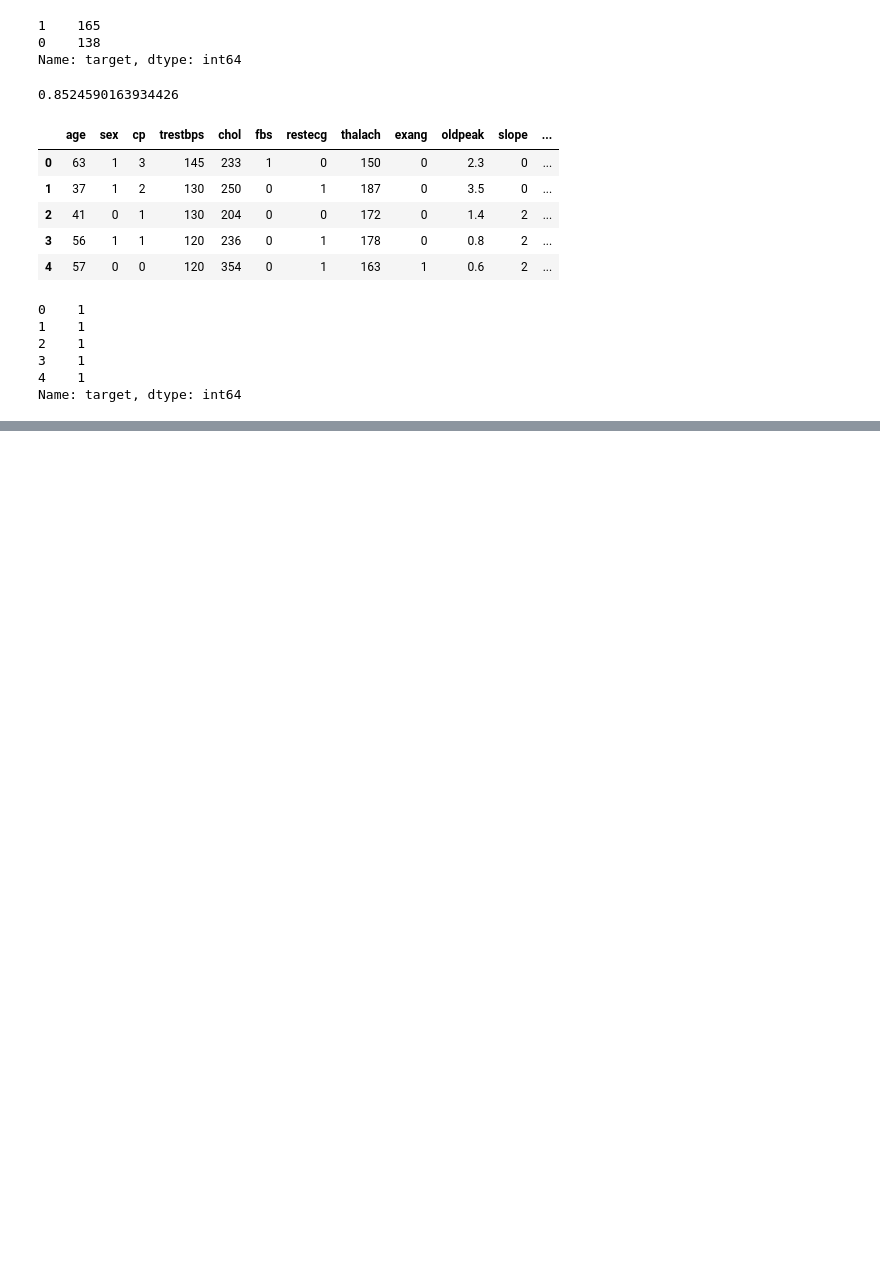
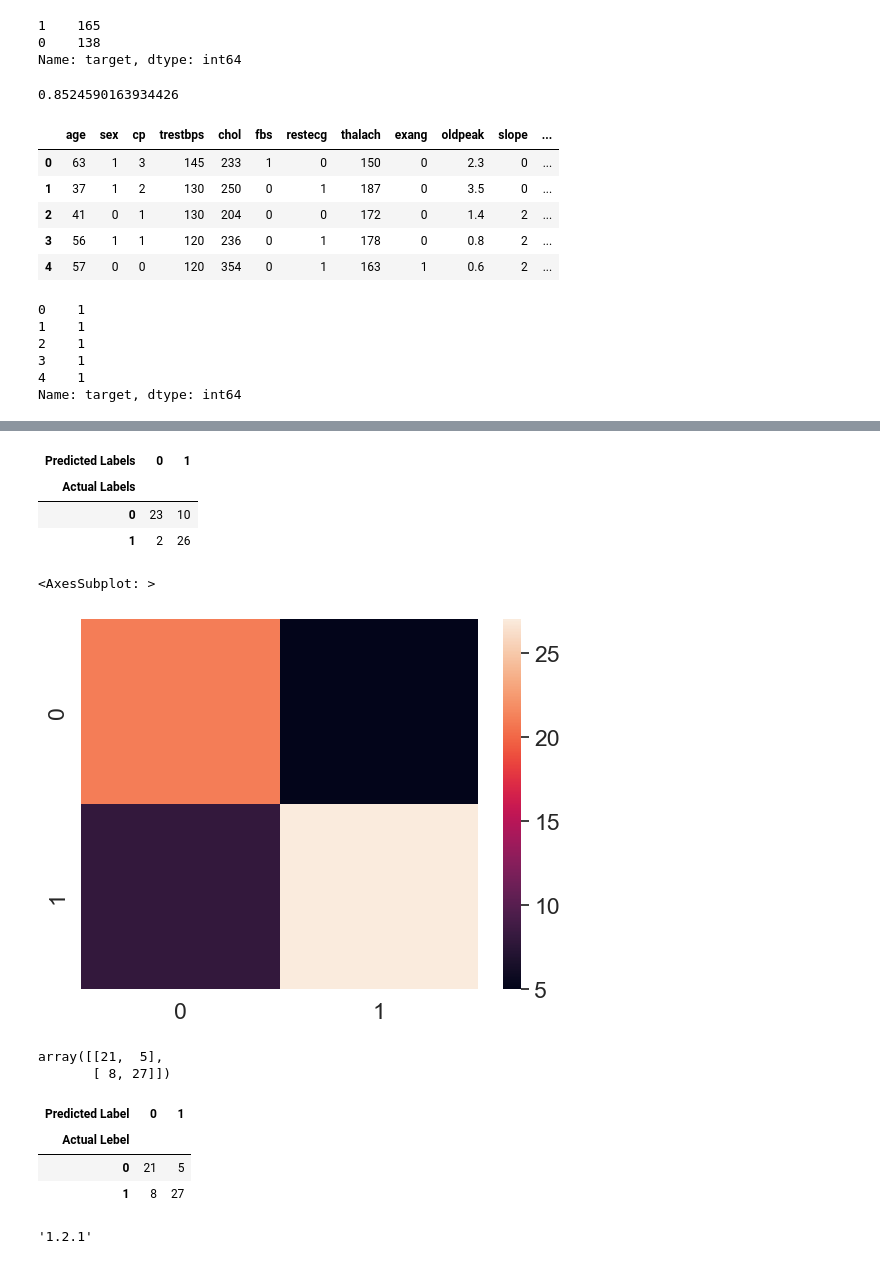
Before and after one commit to HkgCory/Scikit-learn, a Jupyter notebook: regression-learn.ipynb, the cells around one changed output, grey strips where cells are left out. Drawn from its saved outputs; the diff is of its cells as text; code cells hidden in the pictures; blank space fills up the shorter version.

```diff
--- a/regression-learn.ipynb
+++ b/regression-learn.ipynb
@@ -179,0 +409,12 @@ Name: target, dtype: int64
+# %%
+from sklearn.model_selection import cross_val_score
+from sklearn.ensemble import RandomForestClassifier
+
+np.random.seed(42)
+
+X= heart_disease.drop('target',axis=1)
+y= heart_disease['target']
+
+X_train, X_test, y_train, y_test = train_test_split(X,y, test_size=0.2)
+clf = RandomForestClassifier()
+cross_val_score = cross_val_score(clf, X ,y, cv=5)
@@ -179,0 +514,18 @@ Name: target, dtype: int64
+# %%
+pd.crosstab(y_test,y_preds, rownames=['Actual Labels'], colnames=['Predicted Labels'])
+# %% [output]
+| Predicted Labels | 0 | 1 |
+| Actual Labels |  |  |
+| 0 | 23 | 10 |
+| 1 | 2 | 26 |
+# %%
+import seaborn as sns
+
+sns.set(font_scale=1.5)
+
+conf_mat = confusion_matrix(y_test, y_preds)
+
+sns.heatmap(conf_mat)
+# %% [output]
+<AxesSubplot: >
+[figure, added]
@@ -179,0 +534,20 @@ Name: target, dtype: int64
+# %%
+from sklearn.metrics import confusion_matrix
+
+y_preds = clf.predict(X_test)
+
+confusion_matrix(y_test, y_preds)
+# %% [output]
+array([[21,  5],
+       [ 8, 27]])
+# %%
+pd.crosstab(y_test, y_preds, rownames=['Actual Lebel'], colnames=['Predicted Label'])
+# %% [output]
+| Predicted Label | 0 | 1 |
+| Actual Lebel |  |  |
+| 0 | 21 | 5 |
+| 1 | 8 | 27 |
+# %%
+sklearn.__version__
+# %% [output]
+'1.2.1'
```
Also changed, not shown: parts of 47 cells of this notebook.
